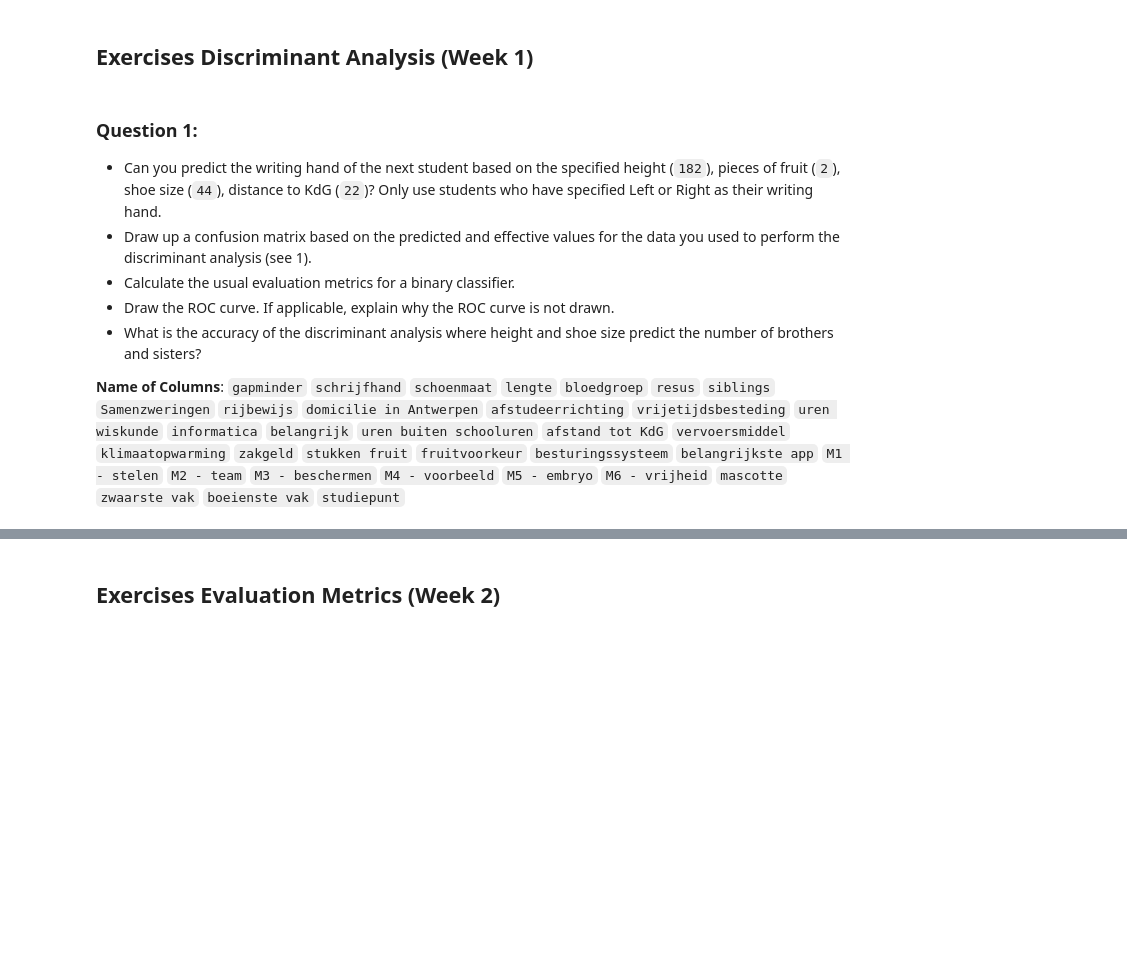
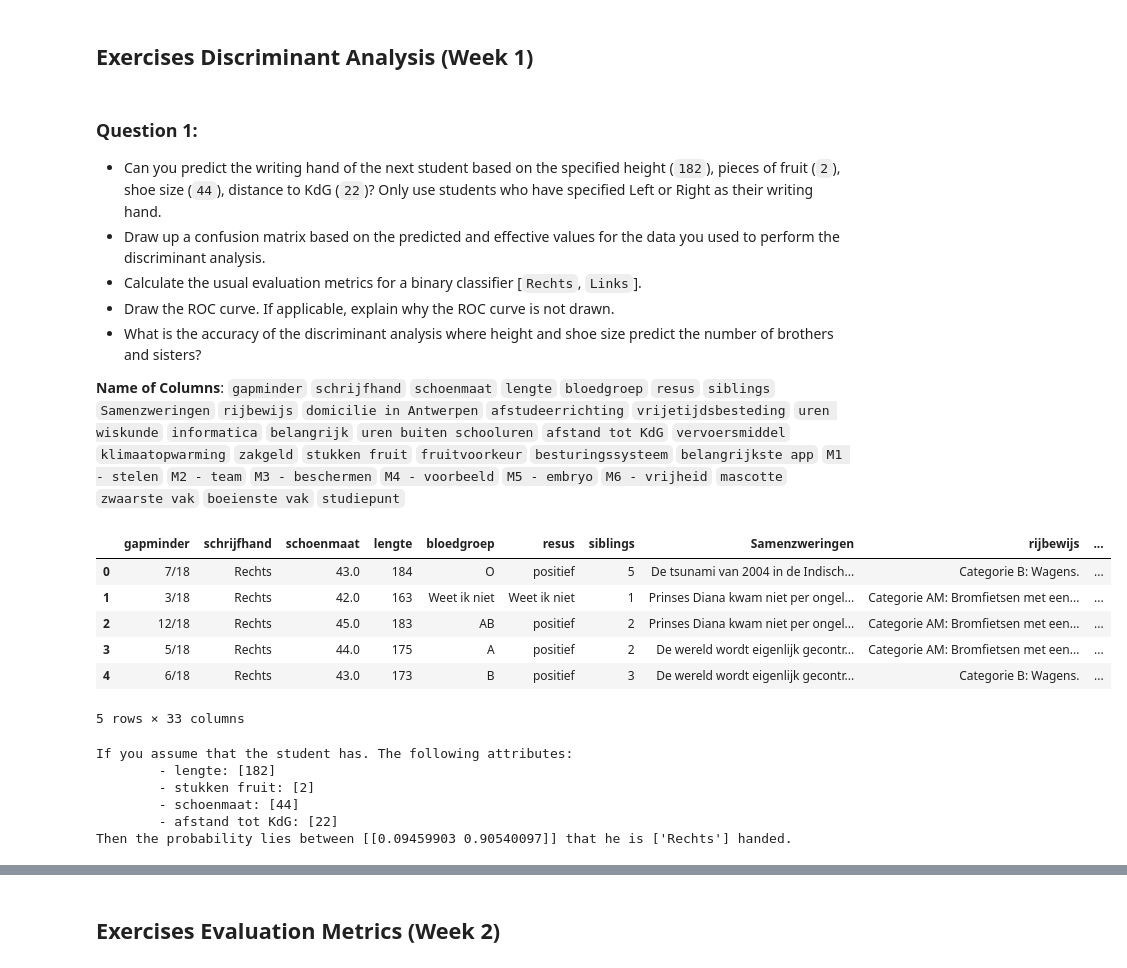
Before and after one commit to EliasDeHondt/DataScience2, a Jupyter notebook: Exam/P4 Example Exam.ipynb, the cells around one changed output, grey strips where cells are left out. Saved outputs shown, nothing was run; the diff lists cells and outputs as text; code cells hidden in the pictures; blank space fills up the shorter version.

```diff
--- a/Exam/P4 Example Exam.ipynb
+++ b/Exam/P4 Example Exam.ipynb
@@ -35,9 +142,42 @@ warnings.filterwarnings("ignore")
 # %% [markdown]
 ### Question 1:
 - Can you predict the writing hand of the next student based on the specified height (`182`), pieces of fruit (`2`), shoe size (`44`), distance to KdG (`22`)? Only use students who have specified Left or Right as their writing hand.
-- Draw up a confusion matrix based on the predicted and effective values for the data you used to perform the discriminant analysis (see 1).
-- Calculate the usual evaluation metrics for a binary classifier.
+- Draw up a confusion matrix based on the predicted and effective values for the data you used to perform the discriminant analysis.
+- Calculate the usual evaluation metrics for a binary classifier [`Rechts`, `Links`].
 - Draw the ROC curve. If applicable, explain why the ROC curve is not drawn.
 - What is the accuracy of the discriminant analysis where height and shoe size predict the number of brothers and sisters?
 
 **Name of Columns**: `gapminder` `schrijfhand` `schoenmaat` `lengte` `bloedgroep` `resus` `siblings` `Samenzweringen` `rijbewijs` `domicilie in Antwerpen` `afstudeerrichting` `vrijetijdsbesteding` `uren wiskunde` `informatica` `belangrijk` `uren buiten schooluren` `afstand tot KdG` `vervoersmiddel` `klimaatopwarming` `zakgeld` `stukken fruit` `fruitvoorkeur` `besturingssysteem` `belangrijkste app` `M1 - stelen` `M2 - team` `M3 - beschermen` `M4 - voorbeeld` `M5 - embryo` `M6 - vrijheid` `mascotte` `zwaarste vak` `boeienste vak` `studiepunt`
+# %%
+# Load in data and filter data
+data = pd.read_csv('../Data/Data1.csv', delimiter=';', decimal=',')
+data = data[(data['schrijfhand'] == 'Rechts') | (data['schrijfhand'] == 'Links')] # Drop row if not equal to right or left-handed
+display(data.head())
+# %% [output]
+|  | gapminder | schrijfhand | schoenmaat | lengte | bloedgroep | resus | siblings | Samenzweringen | rijbewijs | ... |
+| 0 | 7/18 | Rechts | 43.0 | 184 | O | positief | 5 | De tsunami van 2004 in de Indisch... | Categorie B: Wagens. | ... |
+| 1 | 3/18 | Rechts | 42.0 | 163 | Weet ik niet | Weet ik niet | 1 | Prinses Diana kwam niet per ongel... | Categorie AM: Bromfietsen met een... | ... |
+| 2 | 12/18 | Rechts | 45.0 | 183 | AB | positief | 2 | Prinses Diana kwam niet per ongel... | Categorie AM: Bromfietsen met een... | ... |
+| 3 | 5/18 | Rechts | 44.0 | 175 | A | positief | 2 | De wereld wordt eigenlijk gecontr... | Categorie AM: Bromfietsen met een... | ... |
+| 4 | 6/18 | Rechts | 43.0 | 173 | B | positief | 3 | De wereld wordt eigenlijk gecontr... | Categorie B: Wagens. | ... |
+5 rows × 33 columns
+# %%
+# Create linear discriminant analysis model
+independentVariables = data[['lengte', 'stukken fruit', 'schoenmaat', 'afstand tot KdG']] # Independent variables
+dependentVariable = data['schrijfhand']                                                   # Dependent variable
+lda = LinearDiscriminantAnalysis()
+lda.fit(independentVariables, dependentVariable)
+
+# Predict with test data
+testStudent = pd.DataFrame(data={'lengte':[182], 'stukken fruit':[2], 'schoenmaat':[44], 'afstand tot KdG':[22]})
+print("If you assume that the student has. The following attributes:")
+for column in testStudent.columns:
+    print(f"\t- {column}: {testStudent[column].values}")
+print(f"Then the probability lies between {lda.predict_proba(testStudent)} that he is {lda.predict(testStudent)} handed.")
+# %% [output]
+If you assume that the student has. The following attributes:
+        - lengte: [182]
+        - stukken fruit: [2]
+        - schoenmaat: [44]
+        - afstand tot KdG: [22]
+Then the probability lies between [[0.09459903 0.90540097]] that he is ['Rechts'] handed.
```
Also changed, not shown: parts of 24 cells of this notebook, 13 other files.
